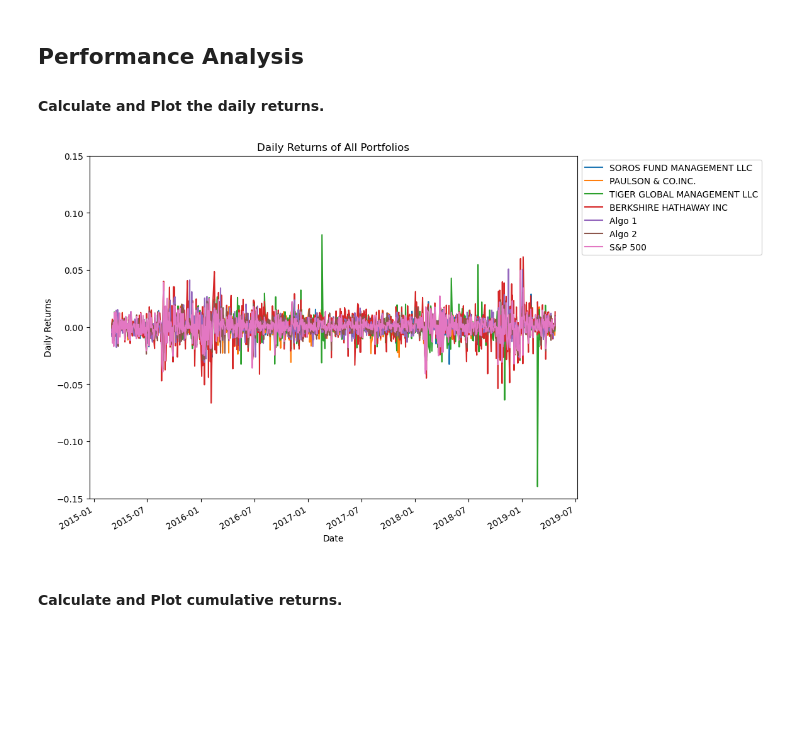
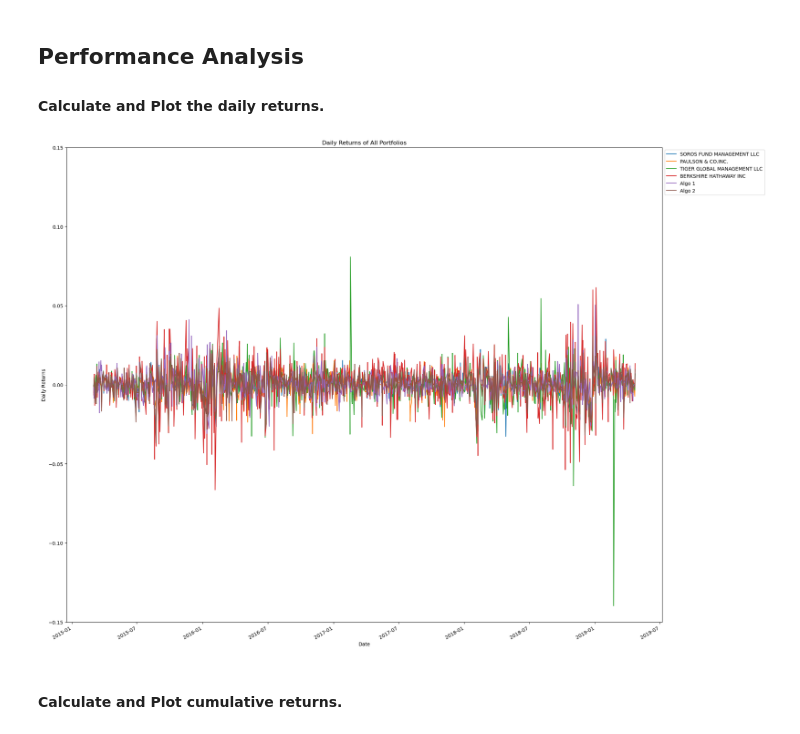
Before and after one commit to helobonetti/a_whale_off_the_port_folio, a Jupyter notebook: whale_analysis.ipynb, the cells around one changed output. Cells and saved outputs as stored; diff of their text form; code cells hidden in the pictures; blank space fills up the shorter version.

```diff
--- a/whale_analysis.ipynb
+++ b/whale_analysis.ipynb
@@ -129,10 +127,8 @@ Read the algorithmic daily returns and clean the data
 # Reading algorithmic returns
 
 algo_path = Path('algo_returns.csv')
-algo_returns = pd.read_csv(algo_path, index_col='Date', parse_dates=True)
-
-# Display the first few rows of each DataFrame to check if the data has been loaded correctly
-algo_returns.head()
+algo_df = pd.read_csv(algo_path, index_col='Date', parse_dates=True)
+algo_df.head()
 # %% [output]
 |  | Algo 1 | Algo 2 |
 | Date |  |  |
@@ -150,13 +146,13 @@ Algo 2    6
 dtype: int64
 # %%
 # Drop nulls
-algo_returns = algo_returns.dropna()
+algo_df = algo_df.dropna()
 
 # Drop duplicates
-algo_returns = algo_returns.drop_duplicates()
+algo_df = algo_df.drop_duplicates()
 
 # Validate no more missing values
-algo_returns.isnull().sum()
+algo_df.isnull().sum()
 # %% [output]
 Algo 1    0
 Algo 2    0
@@ -184,18 +180,17 @@ sp500_returns.head()
 
 # Load the data and fix data types
 sp500_path = Path('sp500_history.csv')
-sp500_returns = pd.read_csv(sp500_path, parse_dates=True, index_col='Date', thousands=',', dtype={'Close': str}).sort_index()
+sp500_df = pd.read_csv(sp500_path, parse_dates=True, index_col='Date', thousands=',', dtype={'Close': str}).sort_index()
 
 #Convert 'Close' column to numeric
 
-sp500_returns['Close'] = sp500_returns['Close'].replace('[\$,]', '', regex=True).astype(float)
+sp500_df['Close'] = sp500_df['Close'].replace('[\$,]', '', regex=True).astype(float)
 
 # Calculate Daily Returns
-sp500_returns['Daily Returns'] = sp500_returns['Close'].pct_change()
+sp500_daily_return = sp500_df.pct_change()
 
 
 # Display the updated DataFrame
-display(sp500_returns.head())
-display(sp500_returns.tail())
-sp500_returns.head()
+display(sp500_daily_return.head())
+display(sp500_daily_return.tail())
 # %% [output]
@@ -238,12 +226,13 @@ sp500_returns.head()
 # %%
 # Join Whale Returns, Algorithmic Returns, and the S&P 500 Returns into a single DataFrame with columns for each portfolio's returns.
 
-combined_df = pd.concat([whale_returns, algo_returns, sp500_returns], axis='columns', join='inner')
+combined_df = pd.concat([whale_df, algo_df, sp500_daily_return], axis='columns', join='inner')
 
 combined_df = combined_df.dropna()
+combined_df.head()
 
 # Drop 'S&P 500 Close' column
-combined_df = combined_df.drop(columns=['S&P 500 Close'])
+combined_df = combined_df.drop(columns=['Close'])
 
 # Rename 'Daily Returns' column to 'S&P 500'
 combined_df = combined_df.rename(columns={'Daily Returns': 'S&P 500'})
@@ -269,14 +258,14 @@ In this section, you will calculate and visualize performance and risk metrics f
 # %%
 # Plot daily returns of all portfolios
 
-combined_df.plot(figsize=(10, 8), title='Daily Returns of All Portfolios')
+combined_df.plot(figsize=(22, 20), title='Daily Returns of All Portfolios')
 plt.xlabel('Date')
 plt.ylabel('Daily Returns')
 plt.legend(loc='upper left', bbox_to_anchor=(1, 1))
 plt.ylim([-0.15, 0.15])
 plt.show()
 # %% [output]
-[figure, old version]
+[figure, new version]
 # %% [markdown]
 #### Calculate and Plot cumulative returns.
 # %%
```
Also changed, not shown: parts of 40 cells of this notebook, 1 other file.
